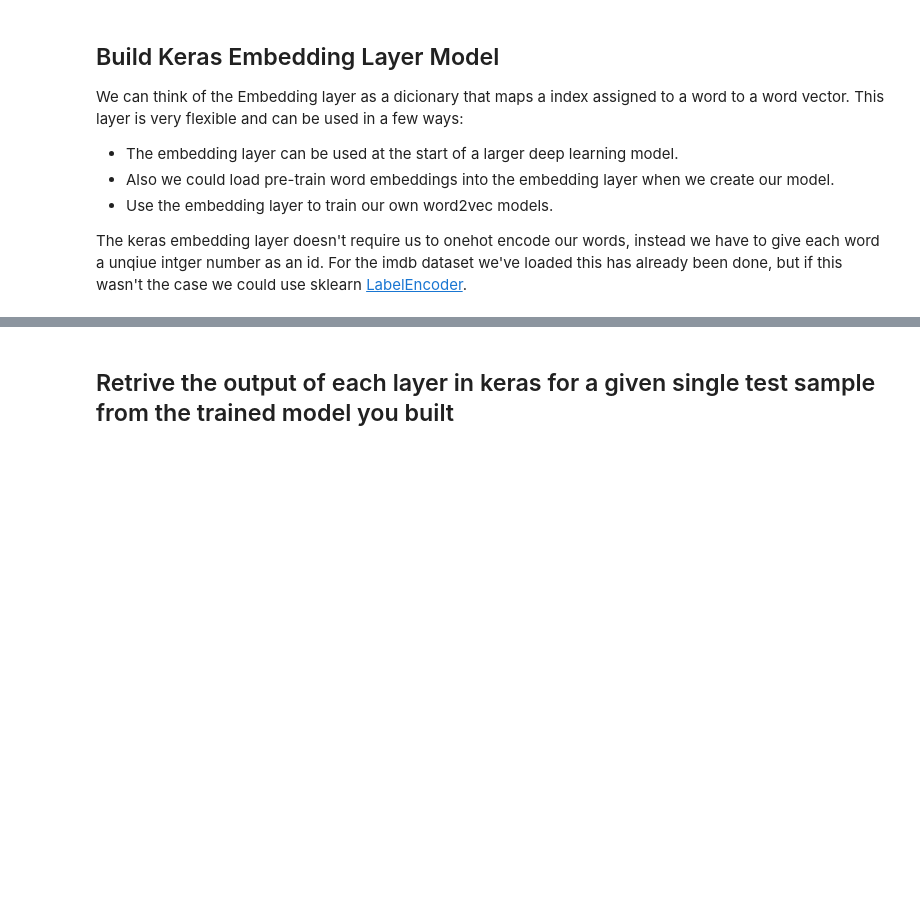
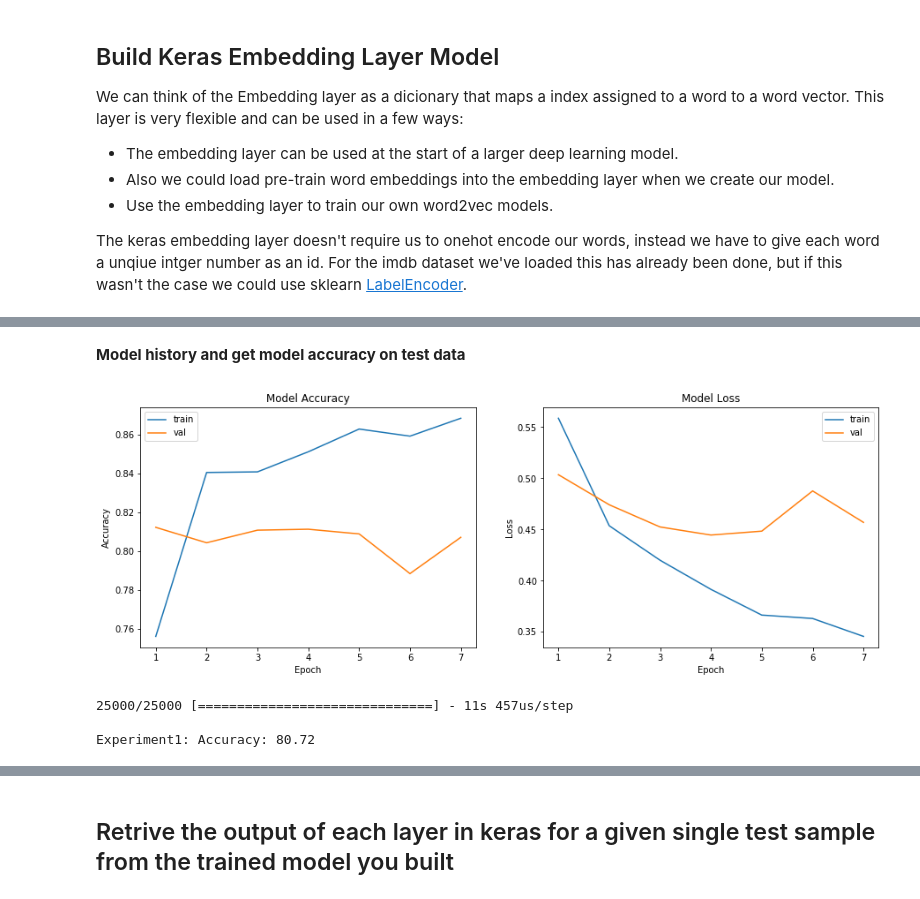
Before and after one commit to GreatLearningAIML1/bangalore-november-2018-batch-dsmithun, a Jupyter notebook: SeqNLP_Project1_Questions.ipynb, the cells around one changed output, grey strips where cells are left out. Drawn from its saved outputs; the diff is of its cells as text; code cells hidden in the pictures; blank space fills up the shorter version.

```diff
--- a/SeqNLP_Project1_Questions.ipynb
+++ b/SeqNLP_Project1_Questions.ipynb
@@ -65,6 +76,0 @@ maxlen = 300  #number of word used from each review
-# %%
-#load dataset as a list of ints
-(x_train, y_train), (x_test, y_test) = imdb.load_data(num_words=vocab_size)
-#make all sequences of the same length
-x_train = pad_sequences(x_train, maxlen=maxlen)
-x_test =  pad_sequences(x_test, maxlen=maxlen)
@@ -107,0 +194,14 @@ _________________________________________________________________
+# %%
+# define the model
+model1 = Sequential()
+
+# Embedding layer
+model1.add(Embedding(vocab_size, 8, input_length=maxlen, name="embedding1"))
+
+# Recurrent layer
+model1.add(
+    SimpleRNN(
+        1, return_sequences=False, dropout=0.1, name="simple_rnn1"))
+
+# Output layer: binary output
+model1.add(Dense(1, activation='sigmoid', name="output"))
@@ -108,4 +217,3 @@ _________________________________________________________________
 # %%
-model.compile(optimizer='adam',
-              loss='binary_crossentropy',
-              metrics=['accuracy'])
+# compile the model
+model1.compile(optimizer='adam', loss='binary_crossentropy', metrics=['acc'])
@@ -156,0 +240,10 @@ plot_accuracy(history)
+# %%
+# fit the model
+early_stopping,model_checkpoint = EarlyStopingModelCheckPoint()
+
+history1 = model1.fit(x_train, y_train,
+                    validation_data=(x_test, y_test),
+                    epochs=50,
+                    batch_size=64, # Number of observations per batch
+                    verbose=1, # Print description after each epoch
+                    callbacks=[early_stopping,model_checkpoint])
@@ -156,0 +268,15 @@ plot_accuracy(history)
+# %% [markdown]
+**Model history and get model accuracy on test data**
+# %%
+# plot model history
+plot_model_history(history1)
+# %% [output]
+[figure, added]
+# %%
+# compute accuracy for validation dataset
+val_loss1, val_acc1 = model1.evaluate(x_test, y_test, verbose=1)
+print('\nExperiment1: Accuracy: %0.2f' %(val_acc1*100))
+# %% [output]
+25000/25000 [==============================] - 11s 457us/step
+
+Experiment1: Accuracy: 80.72
```
Also changed, not shown: parts of 59 cells of this notebook.
